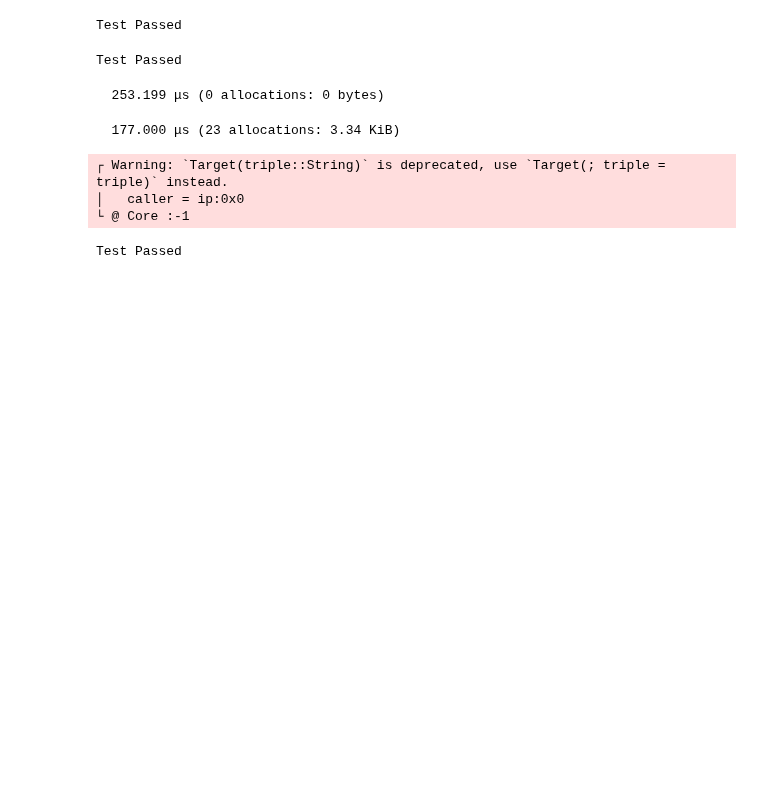
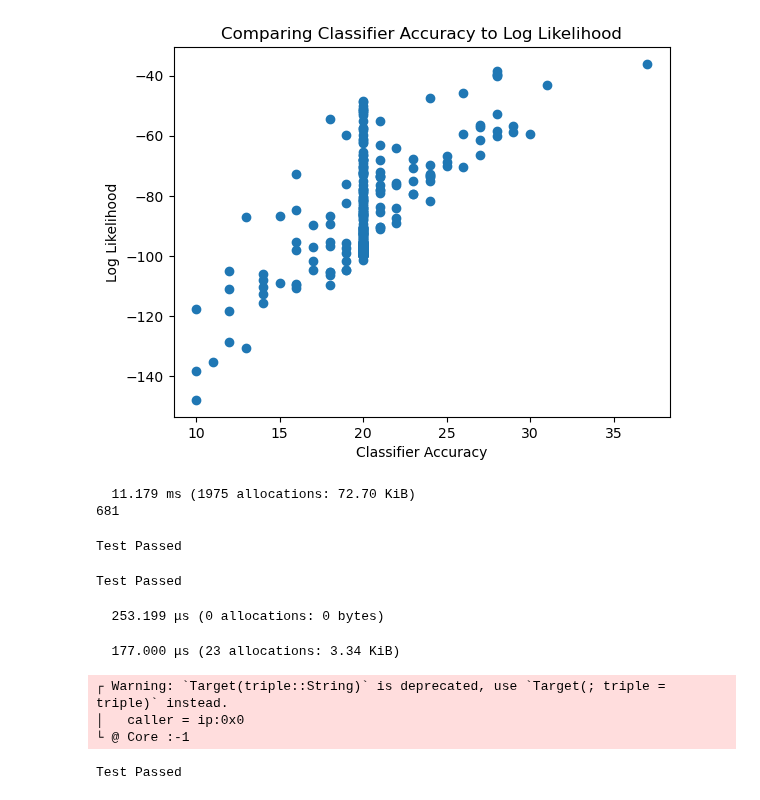
Before and after one commit to jberezow/RJMCMC, a Jupyter notebook: Thesis-GPU.ipynb, the cells around one changed output. Drawn from its saved outputs; the diff is of its cells as text; code cells hidden in the pictures; blank space fills up the shorter version.

```diff
--- a/Thesis-GPU.ipynb
+++ b/Thesis-GPU.ipynb
@@ -45,0 +149,60 @@ Test Passed
+# %%
+#Register Observed Data - Bernoulli
+obs_master = choicemap()::ChoiceMap
+for j in 1:length(classes)
+    obs_master[(:y, j)] = classes[j] - 1
+end;
+obs = obs_master;
+# %%
+#Plot of Log Likelihood Scores
+scores = []
+accs = []
+ks = []
+(best_trace,) = generate(classifier, (data,), obs)
+best_score = get_score(best_trace)/length(classes)
+best_Θ = best_trace[:Θ]
+best_k = best_trace[:k]
+
+best_pred_y = G(data,best_Θ,best_k)
+#best_pred_y = best_pred_y |> cpu
+best_pred_labels = data_labeller(best_pred_y)
+best_acc = sum([best_trace[(:y,i)] == best_pred_labels[i] for i=1:length(classes)])/length(classes)
+
+function likelihood!(best_acc)
+    #for i in 1:2
+    (trace,) = generate(classifier, (data,), obs)
+
+    Θ = trace[:Θ]
+    k = trace[:k]
+    pred_y = G(data,Θ,k)
+    #pred_y = pred_y |> cpu
+    pred_labels = data_labeller(pred_y)
+
+    acc = sum([classes[i] == pred_labels[i] for i=1:length(classes)])
+    score = get_score(trace)/length(classes)
+    #println(score)
+    if acc > best_acc
+        best_score = score
+        best_trace = trace
+        best_acc = acc
+        best_pred_labels = pred_labels
+    end
+    push!(scores,score)
+    push!(accs,acc)
+    push!(ks, k)
+    #end
+end
+
+@btime for i=1:1
+    likelihood!(best_acc)
+end
+println(length(scores))
+
+scatter(accs,scores)
+plt.title("Comparing Classifier Accuracy to Log Likelihood")
+plt.xlabel("Classifier Accuracy")
+plt.ylabel("Log Likelihood");
+# %% [output]
+[figure, added]
+  11.179 ms (1975 allocations: 72.70 KiB)
+681
```
Also changed, not shown: parts of 11 cells of this notebook, 1 other file.
